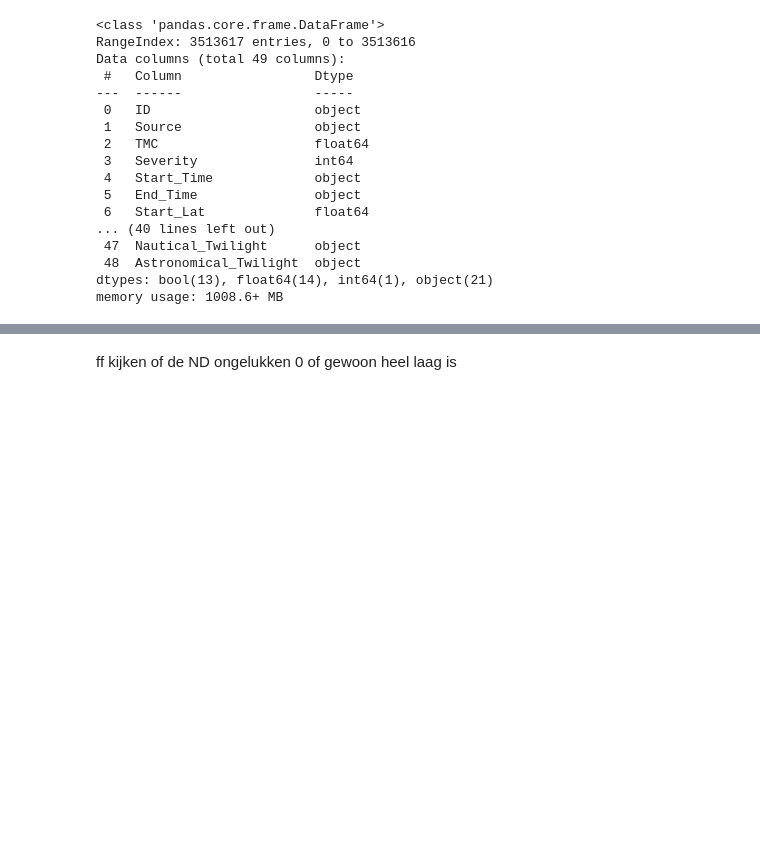
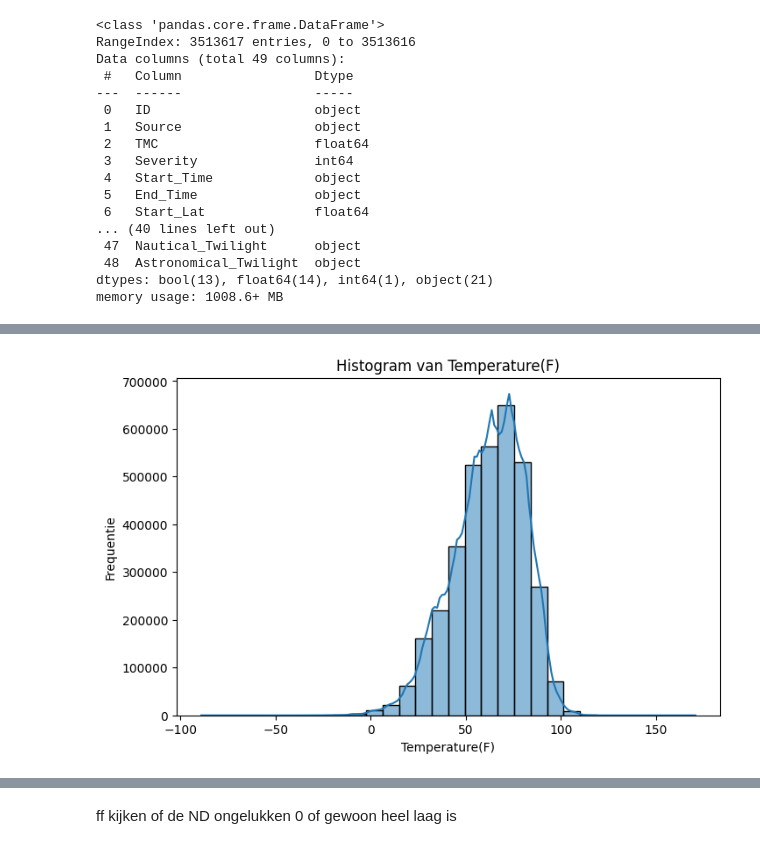
Before and after one commit to IsabelvanDam19/WT_Specialisatie, a Jupyter notebook: Beetje dingen enzo.ipynb, the cells around one changed output, grey strips where cells are left out. Cells and saved outputs as stored; diff of their text form; code cells hidden in the pictures; blank space fills up the shorter version.

```diff
--- a/Beetje dingen enzo.ipynb
+++ b/Beetje dingen enzo.ipynb
@@ -65,0 +173,13 @@ memory usage: 1008.6+ MB
+# %%
+import matplotlib.pyplot as plt
+import seaborn as sns
+
+# Histogram van een specifieke numerieke kolom (bijv. 'Temperature(F)')
+plt.figure(figsize=(8, 5))
+sns.histplot(df['Temperature(F)'], bins=30, kde=True)
+plt.title('Histogram van Temperature(F)')
+plt.xlabel('Temperature(F)')
+plt.ylabel('Frequentie')
+plt.show()
+# %% [output]
+[figure, added]
```
Also changed, not shown: parts of 14 cells of this notebook.
